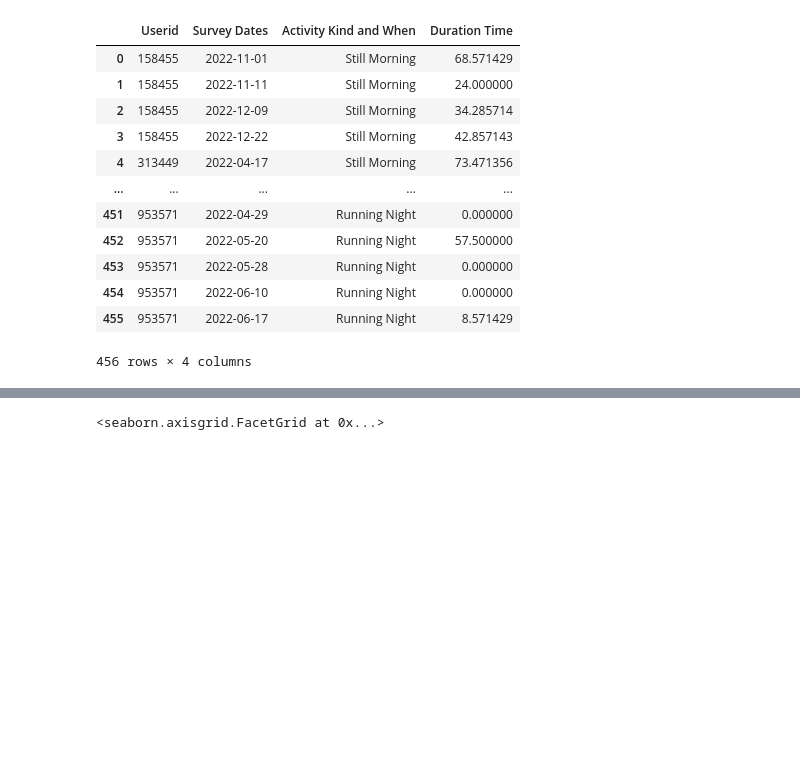
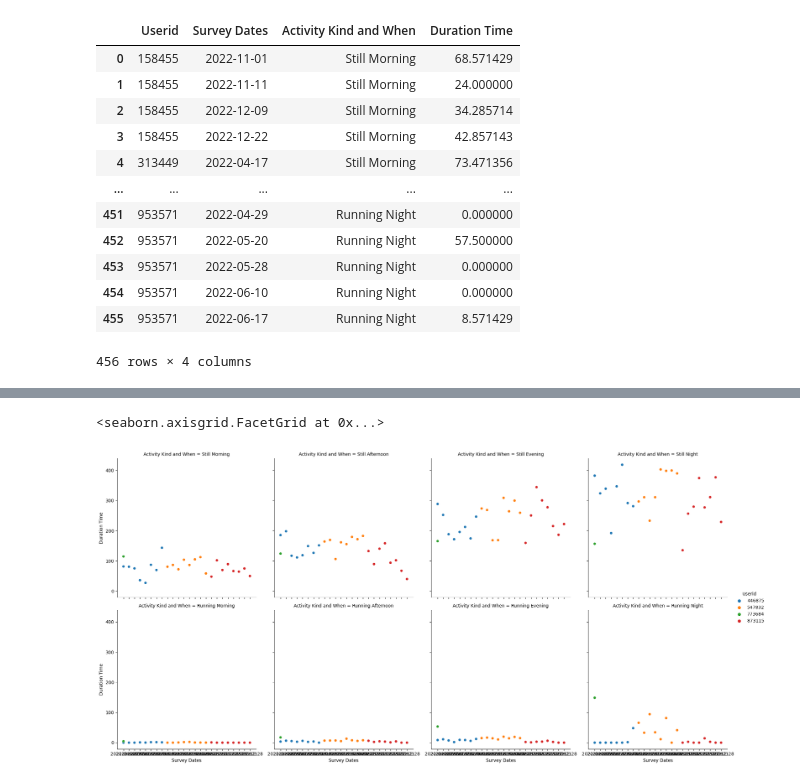
Before and after one commit to zhuyingw/ADHD-Prediction, a Jupyter notebook: featureVisual.ipynb, the cells around one changed output, grey strips where cells are left out. Drawn from its saved outputs; the diff is of its cells as text; code cells hidden in the pictures; blank space fills up the shorter version.

Commit message:
feature visual debug

```diff
--- a/featureVisual.ipynb
+++ b/featureVisual.ipynb
@@ -153,18 +151,17 @@ g
 # %%
 dfPivot = dfNone.melt(id_vars = ['Userid','Survey Dates'], value_vars = ['Still Morning','Still Afternoon', 'Still Evening', 'Still Night', 'Running Morning', 'Running Afternoon', 'Running Evening', 'Running Night'], var_name = 'Activity Kind and When', value_name = 'Duration Time')
 
 dfPivot
 
 dfPivot['Userid'] = dfPivot['Userid'].astype('category')
 
-g = sns.relplot(kind = 'scatter',
+sns.relplot(kind = 'scatter',
             x = 'Survey Dates',
             y = 'Duration Time',
             hue = 'Userid',
             col = 'Activity Kind and When',
             col_wrap = 4,
             data = dfPivot)
-
-g
 # %% [output]
 <seaborn.axisgrid.FacetGrid at 0x...>
+[figure, added]
```
Also changed, not shown: parts of 3 cells of this notebook.
